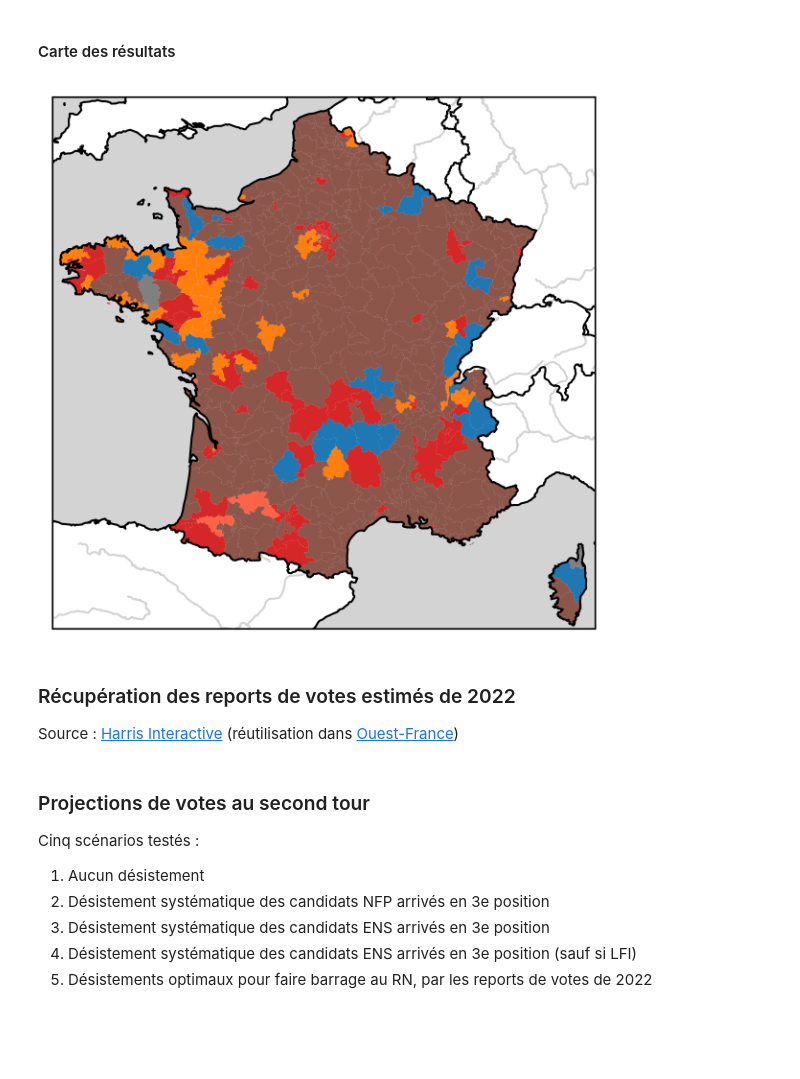
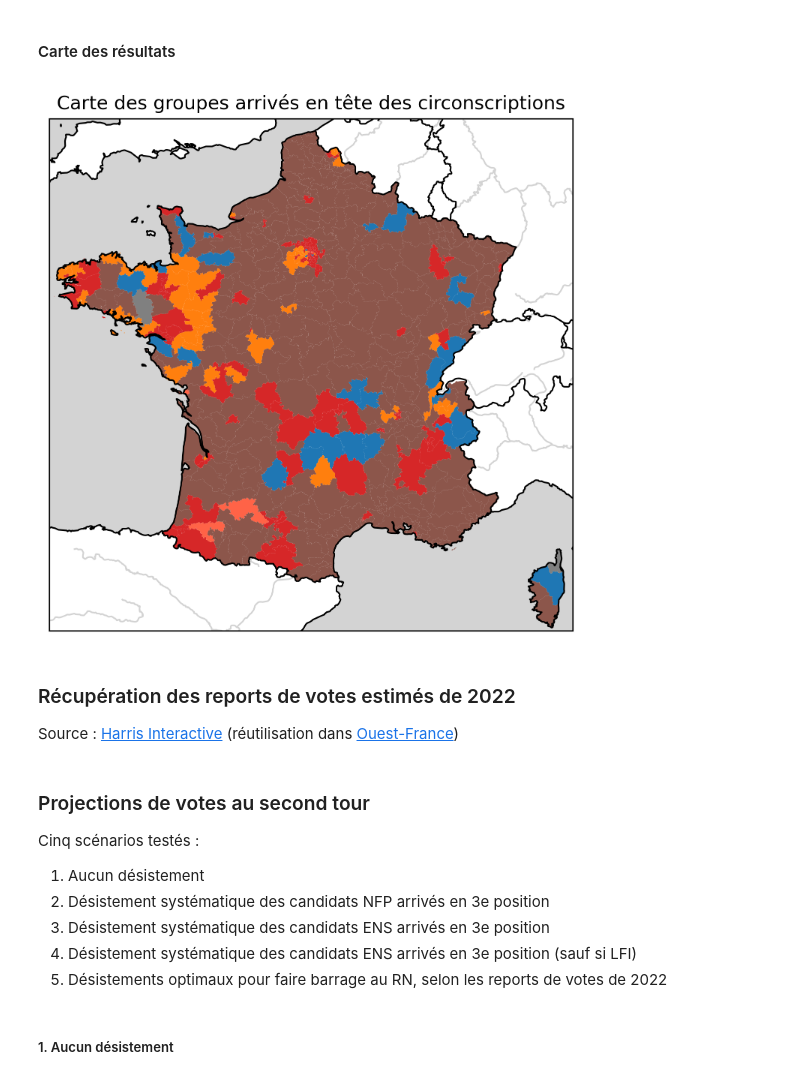
Before and after one commit to amounier/datan, a Jupyter notebook: Reports.ipynb, the cells around one changed output. Saved outputs shown, nothing was run; the diff lists cells and outputs as text; code cells hidden in the pictures; blank space fills up the shorter version.

```diff
--- a/Reports.ipynb
+++ b/Reports.ipynb
@@ -148,7 +166,7 @@ Récupération des résultats de 577 circonscriptions sur 577.
 #### Carte des résultats
 # %%
 def draw_blank_map():
-    fig = plt.figure(dpi=300)
+    fig = plt.figure(dpi=300, figsize=(6,6))
     ax = fig.add_subplot(1, 1, 1, projection=ccrs.Mercator())
 
     # découpage aux bordures du territoire métropolitain
@@ -192,9 +210,11 @@ circonscriptions_geom['color'] = [winners_color.get(circo, 'w') for circo in cir
 # %%
 fig,ax  = draw_blank_map()
 circonscriptions_geom.plot(color=circonscriptions_geom.color, ax=ax)
+ax.set_title('Carte des groupes arrivés en tête des circonscriptions')
+plt.savefig(os.path.join(save_path, 'carte_votes_T1.png'), bbox_inches='tight')
 plt.show()
 # %% [output]
-[figure, old version]
+[figure, new version]
 # %% [markdown]
 ### Récupération des reports de votes estimés de 2022
 Source : [Harris Interactive](https://harris-interactive.fr/wp-content/uploads/sites/6/2022/06/Harris-x-Toluna-pour-M6-et-RTL-Jour-du-vote-au-2nd-tour-des-elections-legislatives-2022.pdf) (réutilisation dans [Ouest-France](https://www.ouest-france.fr/elections/legislatives/legislatives-2022-nupes-rn-ensemble-comment-s-est-effectue-le-report-des-voix-au-second-tour-47e09e78-f09b-11ec-a1f9-96fad4cda185))
@@ -230,4 +263,4 @@ Cinq scénarios testés :
 2. Désistement systématique des candidats NFP arrivés en 3e position
 3. Désistement systématique des candidats ENS arrivés en 3e position
 4. Désistement systématique des candidats ENS arrivés en 3e position (sauf si LFI)
-5. Désistements optimaux pour faire barrage au RN, par les reports de votes de 2022
+5. Désistements optimaux pour faire barrage au RN, selon les reports de votes de 2022
@@ -233,0 +270,2 @@ Cinq scénarios testés :
+# %% [markdown]
+##### 1. Aucun désistement
```
Also changed, not shown: parts of 7 cells of this notebook, 1 other file.
